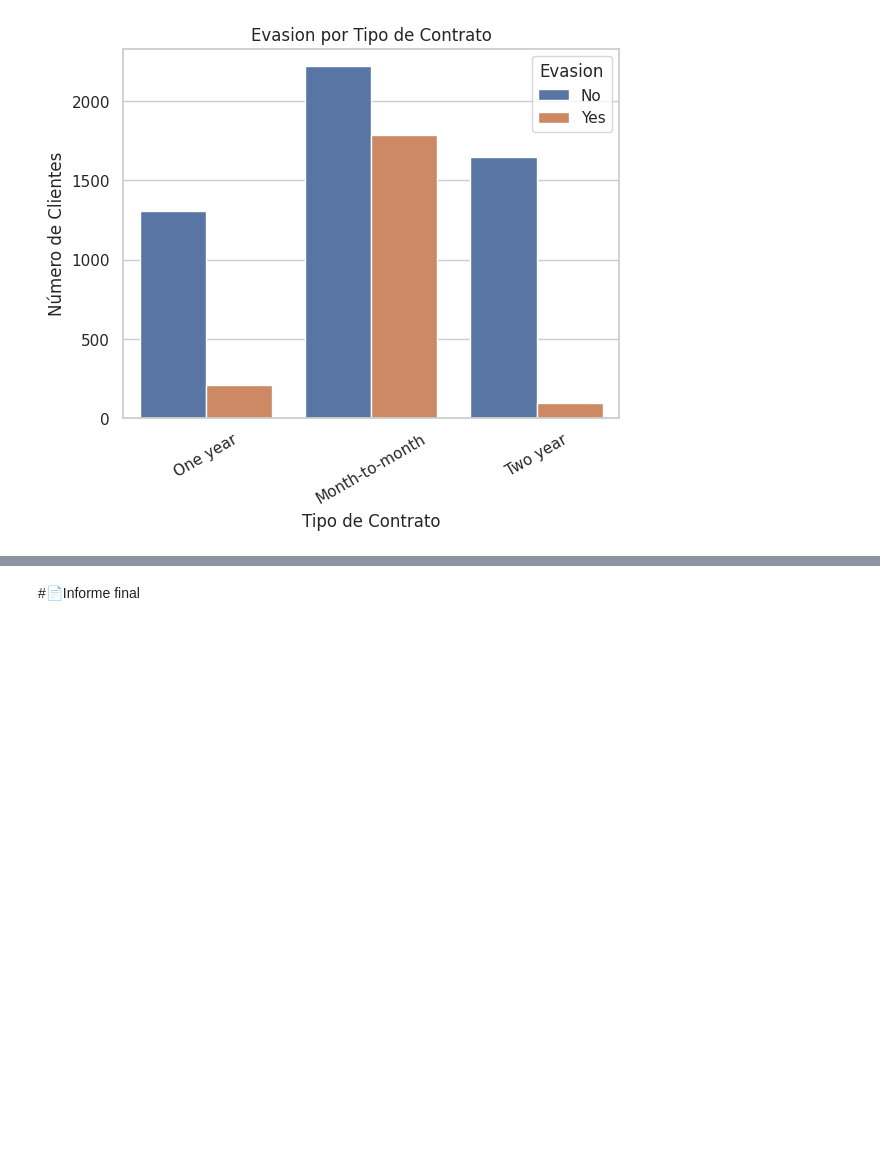
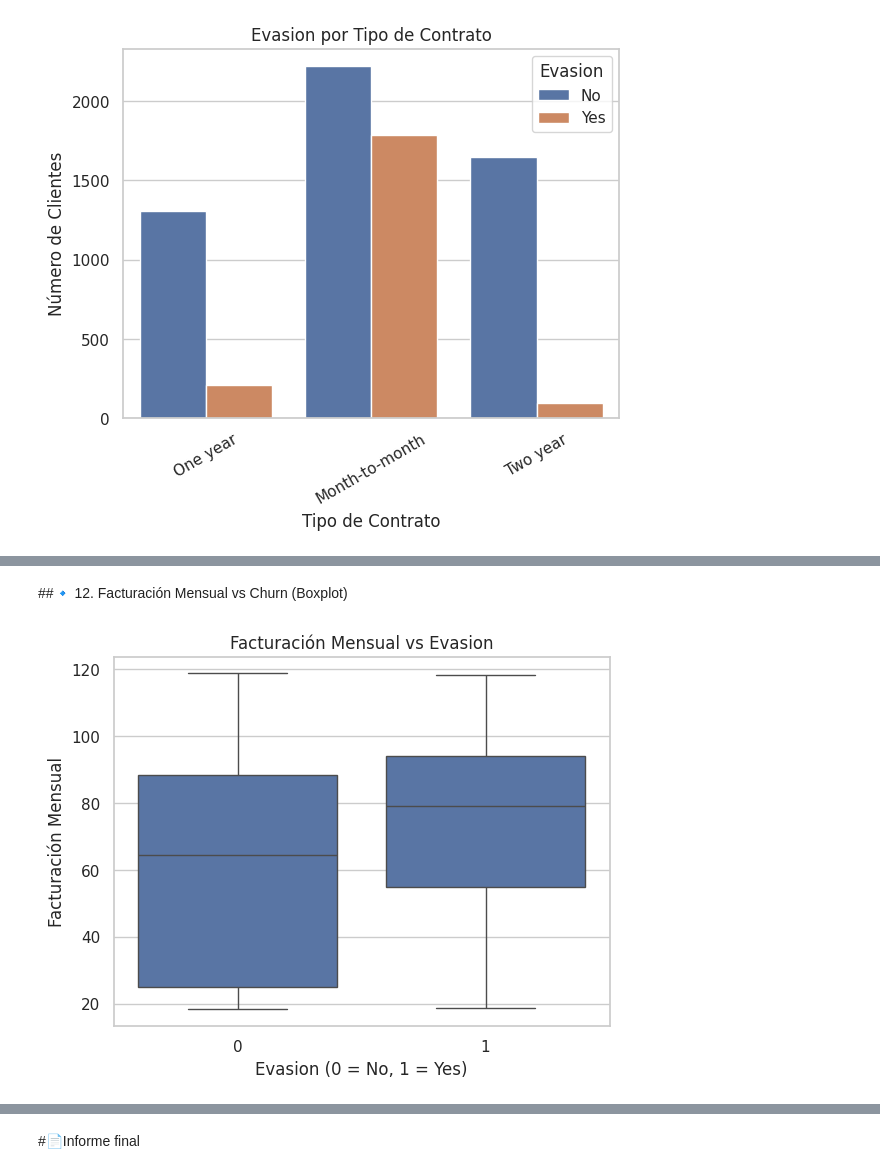
Before and after one commit to AnayLuna/CHALLENGUER-TELECOMX_SEGUNDO_DESAFIO_ANA, a Jupyter notebook: TelecomX_SEGUNDO_DESAFIO_ANA.ipynb, the cells around one changed output, grey strips where cells are left out. Saved outputs shown, nothing was run; the diff lists cells and outputs as text; code cells hidden in the pictures; blank space fills up the shorter version.

```diff
--- a/TelecomX_SEGUNDO_DESAFIO_ANA.ipynb
+++ b/TelecomX_SEGUNDO_DESAFIO_ANA.ipynb
@@ -295,0 +328,10 @@ plt.show()
+# %% [markdown]
+##🔹 12. Facturación Mensual vs Churn (Boxplot)
+# %%
+sns.boxplot(data=datos, x="Evasion", y="Charges.Monthly")
+plt.title("Facturación Mensual vs Evasion")
+plt.xlabel("Evasion (0 = No, 1 = Yes)")
+plt.ylabel("Facturación Mensual")
+plt.show()
+# %% [output]
+[figure, added]
```
Also changed, not shown: parts of 14 cells of this notebook.
